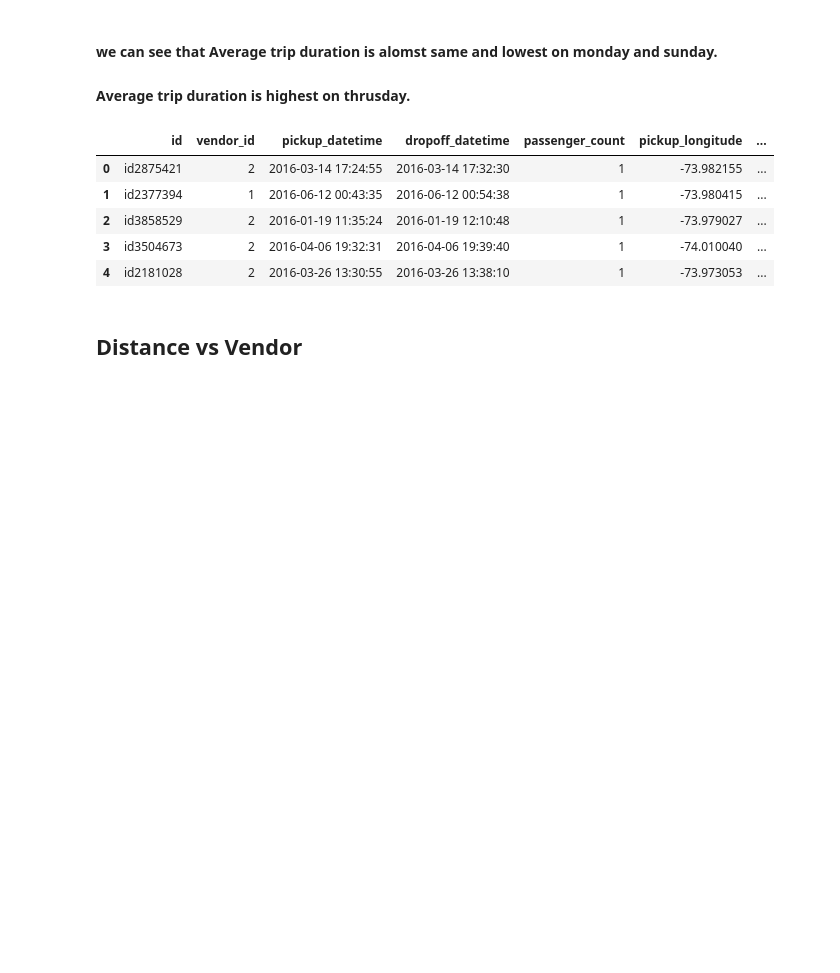
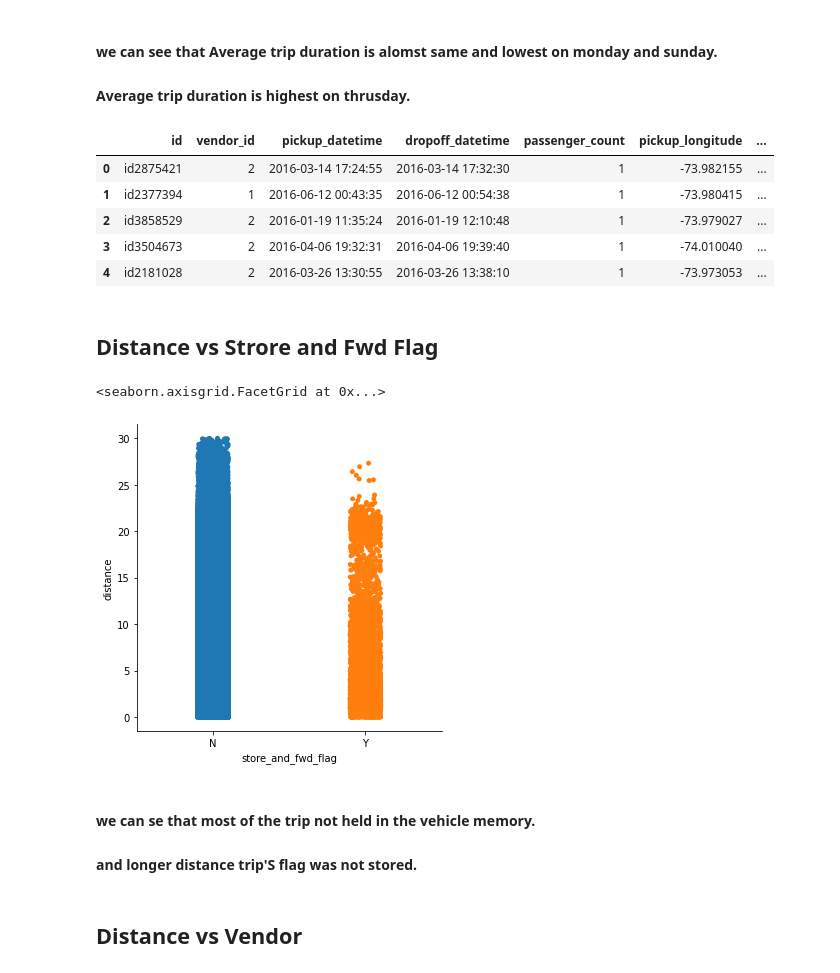
Before and after one commit to Kishan459/NYC-Taxi-Trip-Time_prediction, a Jupyter notebook: NYC_Taxi_Trip_Time_Prediction_Capstone_Project.ipynb, the cells around one changed output. Saved outputs shown, nothing was run; the diff lists cells and outputs as text; code cells hidden in the pictures; blank space fills up the shorter version.

```diff
--- a/NYC_Taxi_Trip_Time_Prediction_Capstone_Project.ipynb
+++ b/NYC_Taxi_Trip_Time_Prediction_Capstone_Project.ipynb
@@ -617,6 +624,17 @@ df.head()
 | 2 | id3858529 | 2 | 2016-01-19 11:35:24 | 2016-01-19 12:10:48 | 1 | -73.979027 | ... |
 | 3 | id3504673 | 2 | 2016-04-06 19:32:31 | 2016-04-06 19:39:40 | 1 | -74.010040 | ... |
 | 4 | id2181028 | 2 | 2016-03-26 13:30:55 | 2016-03-26 13:38:10 | 1 | -73.973053 | ... |
+# %% [markdown]
+## Distance vs Strore and Fwd Flag
+# %%
+# visulatization of distance vs store_and_fwd_flag using cat plot
+sns.catplot(y='distance',x='store_and_fwd_flag',data=df,kind='strip')
+# %% [output]
+<seaborn.axisgrid.FacetGrid at 0x...>
+[figure, added]
+# %% [markdown]
+#### we can se that most of the trip not held in the vehicle memory.
+####  and longer distance trip'S flag was not stored.
 # %% [markdown]
 ## Distance vs Vendor
 # %%
```
Also changed, not shown: parts of 72 cells of this notebook.
